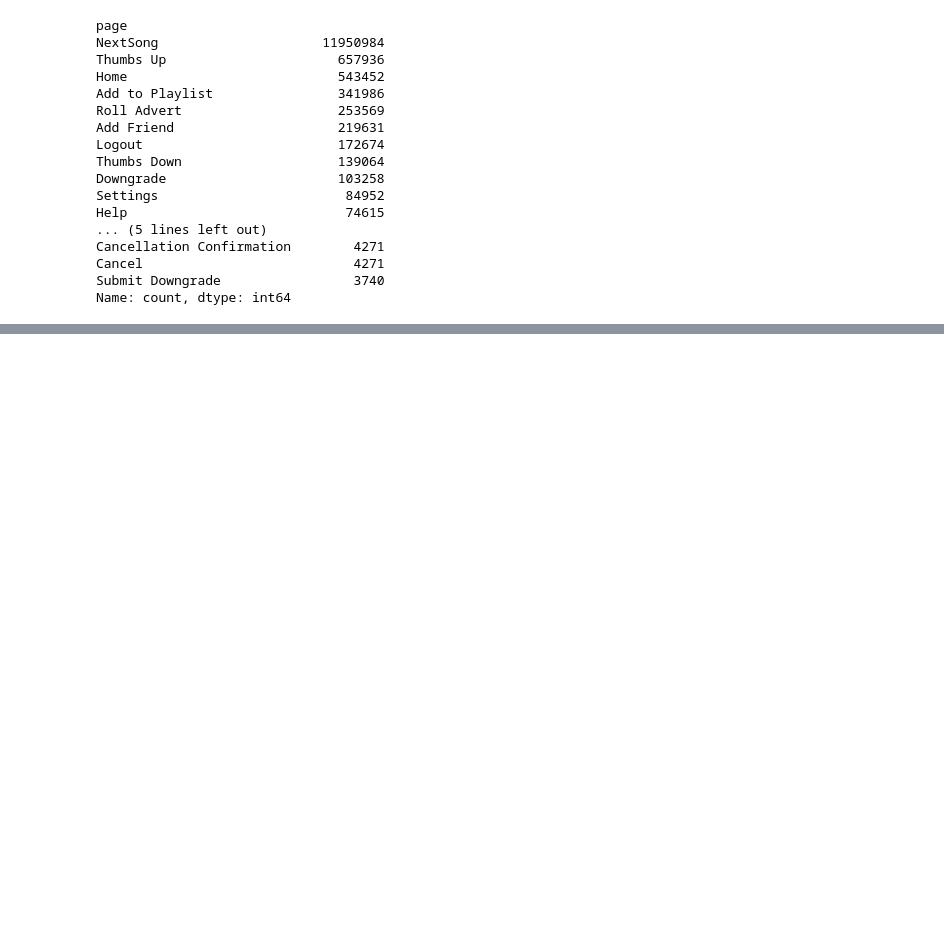
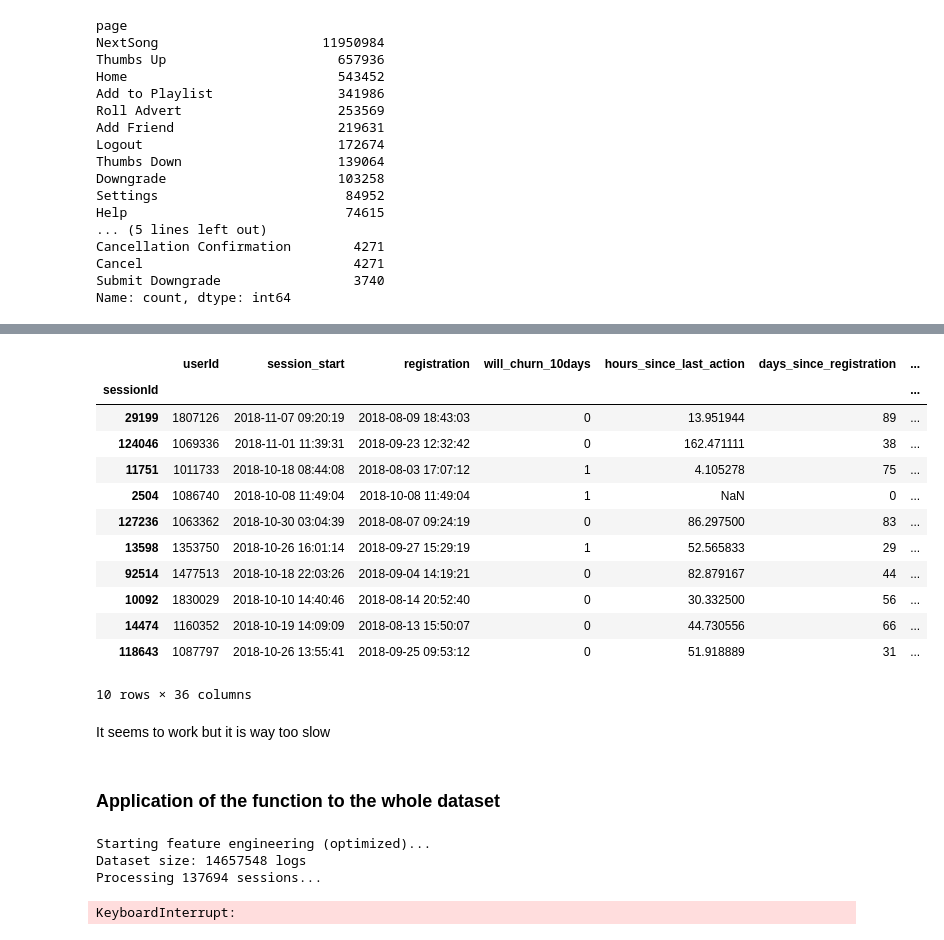
Before and after one commit to MaximilienLuc/Churn-prediction, a Jupyter notebook: Olivier.ipynb, the cells around one changed output, grey strips where cells are left out. Cells and saved outputs as stored; diff of their text form; code cells hidden in the pictures; blank space fills up the shorter version.

Commit message:
Managed to make the feature function, but it is way too slow - need to be optimized to be applicable on the whole dataset

```diff
--- a/Olivier.ipynb
+++ b/Olivier.ipynb
@@ -404,0 +208,10 @@ None
+# %%
+# Sampling the dataset to try the functions:
+sample_users = df_train['userId'].drop_duplicates().sample(n=200, random_state=42)
+sample_df_train = df_train[df_train['userId'].isin(sample_users)].copy()
+# %%
+# Selection of columns to simplify the dataset
+columns_selection = ['userId', 'time', 'page', 'registration', 'sessionId',
+              'itemInSession', 'will_churn_10days']
+sample_df_train = sample_df_train[columns_selection]
+sample_df_train.sample(10)
@@ -404,0 +424,2 @@ None
+# %%
+example = optim_create_churn_features(sample_df_train)
@@ -404,0 +437,27 @@ None
+# %%
+example.sample(10)
+# %% [output]
+|  | userId | session_start | registration | will_churn_10days | hours_since_last_action | days_since_registration | ... |
+| sessionId |  |  |  |  |  |  | ... |
+| 29199 | 1807126 | 2018-11-07 09:20:19 | 2018-08-09 18:43:03 | 0 | 13.951944 | 89 | ... |
+| 124046 | 1069336 | 2018-11-01 11:39:31 | 2018-09-23 12:32:42 | 0 | 162.471111 | 38 | ... |
+| 11751 | 1011733 | 2018-10-18 08:44:08 | 2018-08-03 17:07:12 | 1 | 4.105278 | 75 | ... |
+| 2504 | 1086740 | 2018-10-08 11:49:04 | 2018-10-08 11:49:04 | 1 | NaN | 0 | ... |
+| 127236 | 1063362 | 2018-10-30 03:04:39 | 2018-08-07 09:24:19 | 0 | 86.297500 | 83 | ... |
+| 13598 | 1353750 | 2018-10-26 16:01:14 | 2018-09-27 15:29:19 | 1 | 52.565833 | 29 | ... |
+| 92514 | 1477513 | 2018-10-18 22:03:26 | 2018-09-04 14:19:21 | 0 | 82.879167 | 44 | ... |
+| 10092 | 1830029 | 2018-10-10 14:40:46 | 2018-08-14 20:52:40 | 0 | 30.332500 | 56 | ... |
+| 14474 | 1160352 | 2018-10-19 14:09:09 | 2018-08-13 15:50:07 | 0 | 44.730556 | 66 | ... |
+| 118643 | 1087797 | 2018-10-26 13:55:41 | 2018-09-25 09:53:12 | 0 | 51.918889 | 31 | ... |
+10 rows × 36 columns
+# %% [markdown]
+It seems to work but it is way too slow
+# %% [markdown]
+### Application of the function to the whole dataset
+# %%
+X = optim_create_churn_features(df_train)
+# %% [output]
+Starting feature engineering (optimized)...
+Dataset size: 14657548 logs
+Processing 137694 sessions...
+KeyboardInterrupt:
```
Also changed, not shown: parts of 12 cells of this notebook.
